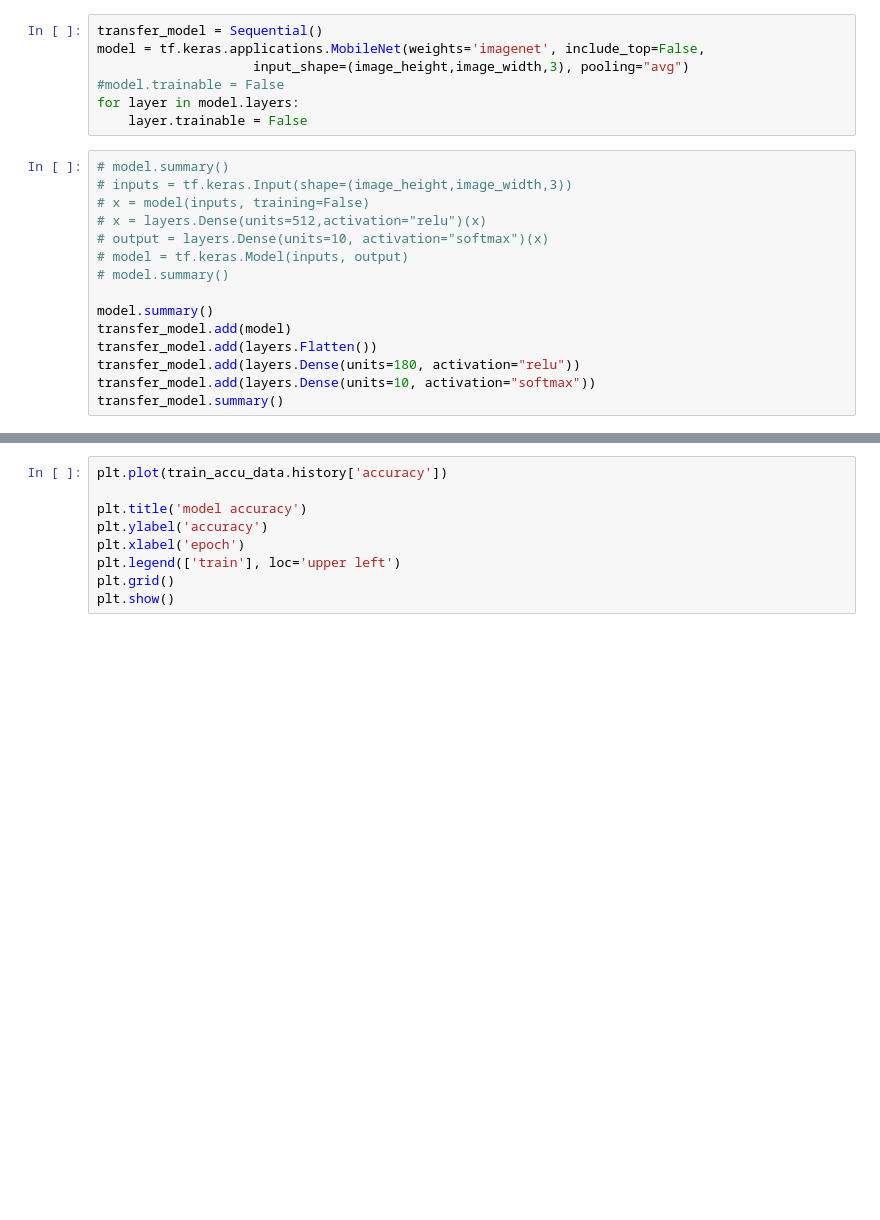
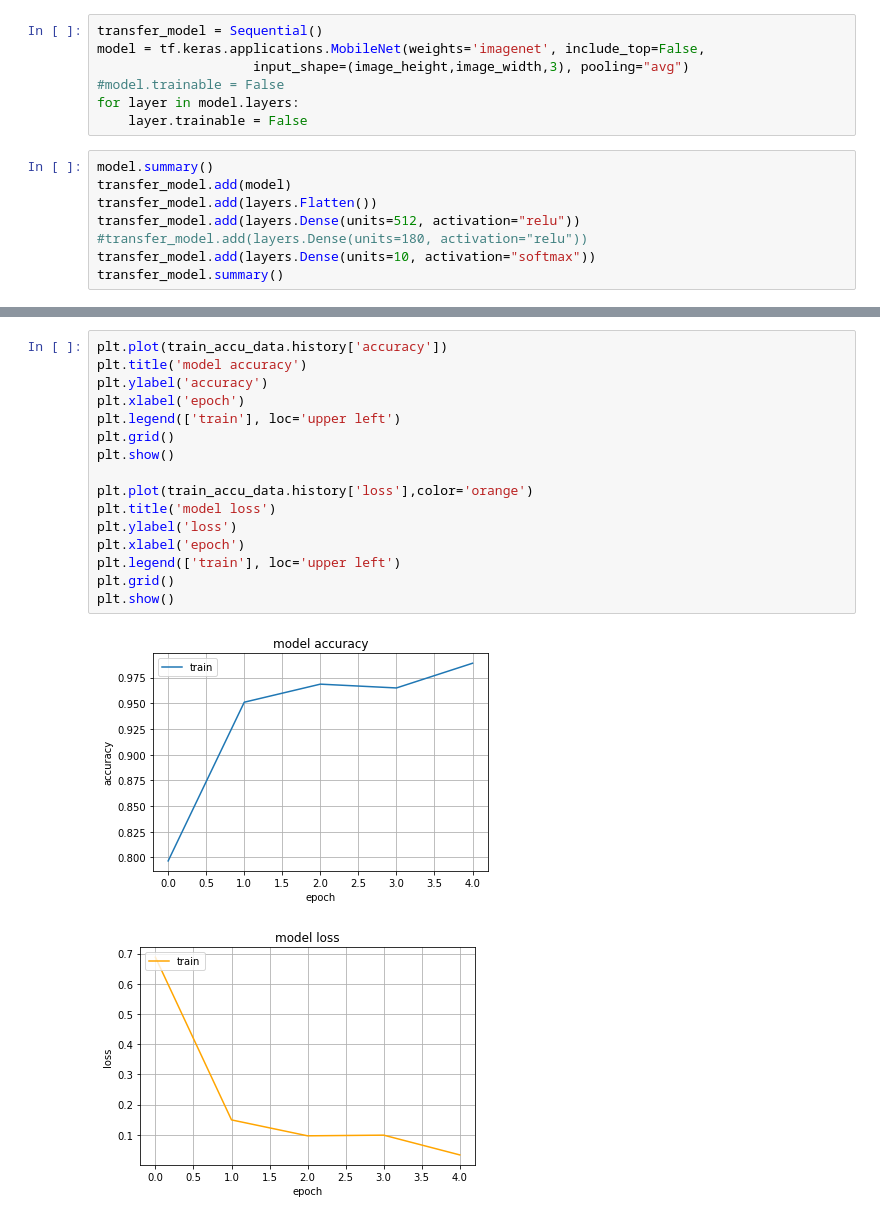
Before and after one commit to Abhishek-Nalawade/Digits-Recognition, a Jupyter notebook: notebooks/TransferLearning.ipynb, the cells around one changed output, grey strips where cells are left out. Drawn from its saved outputs; the diff is of its cells as text; blank space fills up the shorter version.

```diff
--- a/notebooks/TransferLearning.ipynb
+++ b/notebooks/TransferLearning.ipynb
@@ -30,18 +30,11 @@ model = tf.keras.applications.MobileNet(weights='imagenet', include_top=False,
 for layer in model.layers:
     layer.trainable = False
 # %%
-# model.summary()
-# inputs = tf.keras.Input(shape=(image_height,image_width,3))
-# x = model(inputs, training=False)
-# x = layers.Dense(units=512,activation="relu")(x)
-# output = layers.Dense(units=10, activation="softmax")(x)
-# model = tf.keras.Model(inputs, output)
-# model.summary()
-
 model.summary()
 transfer_model.add(model)
 transfer_model.add(layers.Flatten())
-transfer_model.add(layers.Dense(units=180, activation="relu"))
+transfer_model.add(layers.Dense(units=512, activation="relu"))
+#transfer_model.add(layers.Dense(units=180, activation="relu"))
 transfer_model.add(layers.Dense(units=10, activation="softmax"))
 transfer_model.summary()
 # %% [output]
@@ -81,9 +77,19 @@ transfer_model.evaluate(test_data)
 # %%
 plt.plot(train_accu_data.history['accuracy'])
-
 plt.title('model accuracy')
 plt.ylabel('accuracy')
 plt.xlabel('epoch')
 plt.legend(['train'], loc='upper left')
 plt.grid()
 plt.show()
+
+plt.plot(train_accu_data.history['loss'],color='orange')
+plt.title('model loss')
+plt.ylabel('loss')
+plt.xlabel('epoch')
+plt.legend(['train'], loc='upper left')
+plt.grid()
+plt.show()
+# %% [output]
+[figure, added]
+[figure, added]
```
Also changed, not shown: parts of 3 cells of this notebook, 6 other files.
